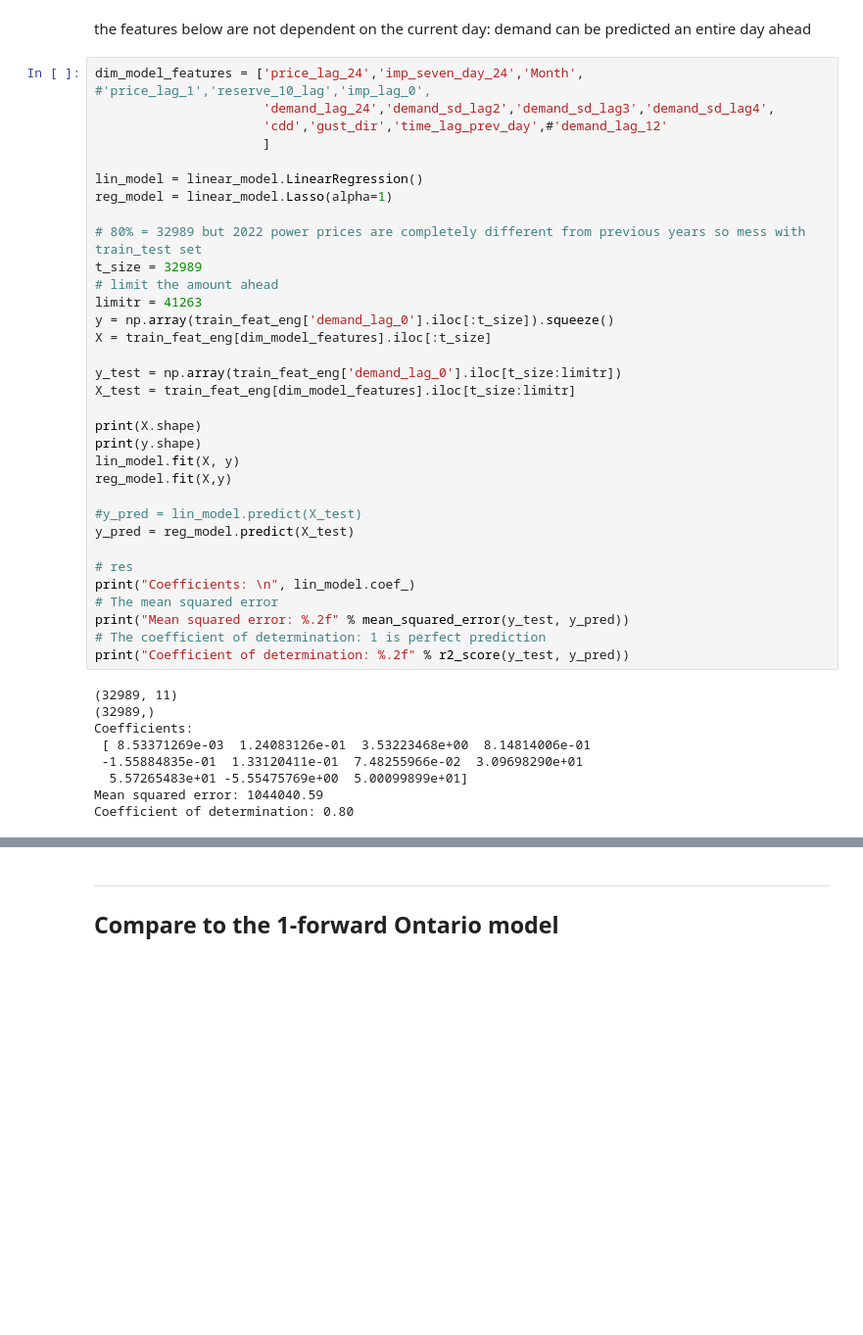
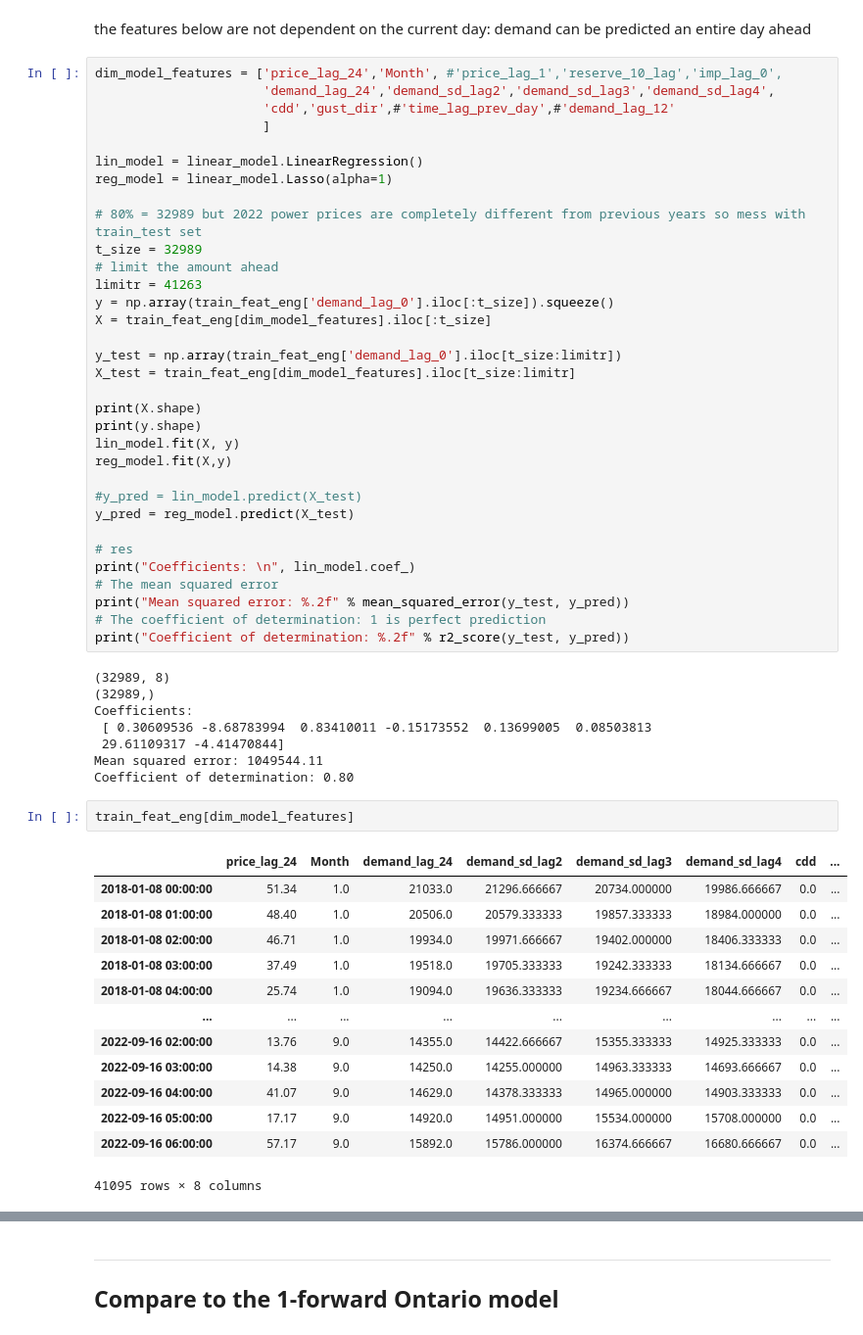
Before and after one commit to KeaganHRankin/cloud_ml_proj, a Jupyter notebook: feature_eng/feature_eng_keagan.ipynb, the cells around one changed output, grey strips where cells are left out. Shown at 98% size. Cells and saved outputs as stored; diff of their text form; blank space fills up the shorter version.

```diff
--- a/feature_eng/feature_eng_keagan.ipynb
+++ b/feature_eng/feature_eng_keagan.ipynb
@@ -892,9 +892,9 @@ Index(['hourly_price', 'price_lag_1', 'price_lag_2', 'price_lag_3',
 # %% [markdown]
 the features below are not dependent on the current day: demand can be predicted an entire day ahead
 # %%
-dim_model_features = ['price_lag_24','imp_seven_day_24','Month', #'price_lag_1','reserve_10_lag','imp_lag_0',
+dim_model_features = ['price_lag_24','Month', #'price_lag_1','reserve_10_lag','imp_lag_0',
                       'demand_lag_24','demand_sd_lag2','demand_sd_lag3','demand_sd_lag4',
-                      'cdd','gust_dir','time_lag_prev_day',#'demand_lag_12'
+                      'cdd','gust_dir',#'time_lag_prev_day',#'demand_lag_12'
                       ]
 
 lin_model = linear_model.LinearRegression()
@@ -925,14 +925,29 @@ print("Mean squared error: %.2f" % mean_squared_error(y_test, y_pred))
 # The coefficient of determination: 1 is perfect prediction
 print("Coefficient of determination: %.2f" % r2_score(y_test, y_pred))
 # %% [output]
-(32989, 11)
+(32989, 8)
 (32989,)
 Coefficients:
- [ 8.53371269e-03  1.24083126e-01  3.53223468e+00  8.14814006e-01
- -1.55884835e-01  1.33120411e-01  7.48255966e-02  3.09698290e+01
-  5.57265483e+01 -5.55475769e+00  5.00099899e+01]
-Mean squared error: 1044040.59
+ [ 0.30609536 -8.68783994  0.83410011 -0.15173552  0.13699005  0.08503813
+ 29.61109317 -4.41470844]
+Mean squared error: 1049544.11
 Coefficient of determination: 0.80
+# %%
+train_feat_eng[dim_model_features]
+# %% [output]
+|  | price_lag_24 | Month | demand_lag_24 | demand_sd_lag2 | demand_sd_lag3 | demand_sd_lag4 | cdd | ... |
+| 2018-01-08 00:00:00 | 51.34 | 1.0 | 21033.0 | 21296.666667 | 20734.000000 | 19986.666667 | 0.0 | ... |
+| 2018-01-08 01:00:00 | 48.40 | 1.0 | 20506.0 | 20579.333333 | 19857.333333 | 18984.000000 | 0.0 | ... |
+| 2018-01-08 02:00:00 | 46.71 | 1.0 | 19934.0 | 19971.666667 | 19402.000000 | 18406.333333 | 0.0 | ... |
+| 2018-01-08 03:00:00 | 37.49 | 1.0 | 19518.0 | 19705.333333 | 19242.333333 | 18134.666667 | 0.0 | ... |
+| 2018-01-08 04:00:00 | 25.74 | 1.0 | 19094.0 | 19636.333333 | 19234.666667 | 18044.666667 | 0.0 | ... |
+| ... | ... | ... | ... | ... | ... | ... | ... | ... |
+| 2022-09-16 02:00:00 | 13.76 | 9.0 | 14355.0 | 14422.666667 | 15355.333333 | 14925.333333 | 0.0 | ... |
+| 2022-09-16 03:00:00 | 14.38 | 9.0 | 14250.0 | 14255.000000 | 14963.333333 | 14693.666667 | 0.0 | ... |
+| 2022-09-16 04:00:00 | 41.07 | 9.0 | 14629.0 | 14378.333333 | 14965.000000 | 14903.333333 | 0.0 | ... |
+| 2022-09-16 05:00:00 | 17.17 | 9.0 | 14920.0 | 14951.000000 | 15534.000000 | 15708.000000 | 0.0 | ... |
+| 2022-09-16 06:00:00 | 57.17 | 9.0 | 15892.0 | 15786.000000 | 16374.666667 | 16680.666667 | 0.0 | ... |
+41095 rows × 8 columns
 # %%
 y_test_plot = y_test
 y_pred_plot = y_pred
```
Also changed, not shown: parts of 3 cells of this notebook, 1 other file.
